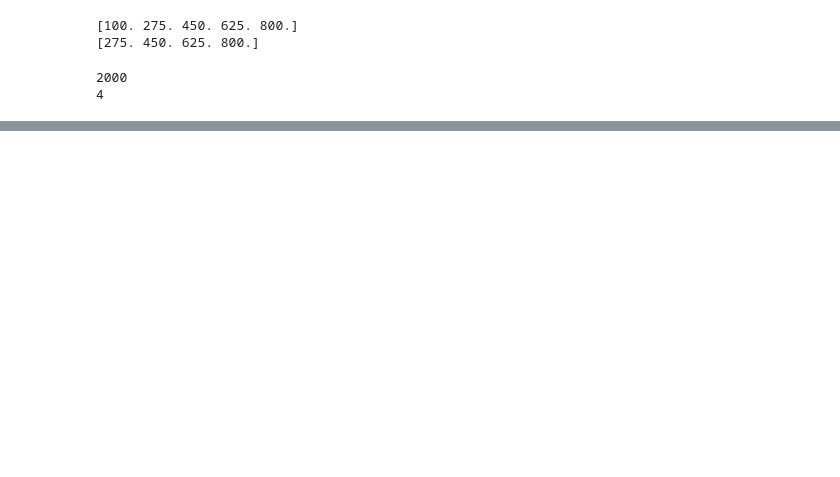
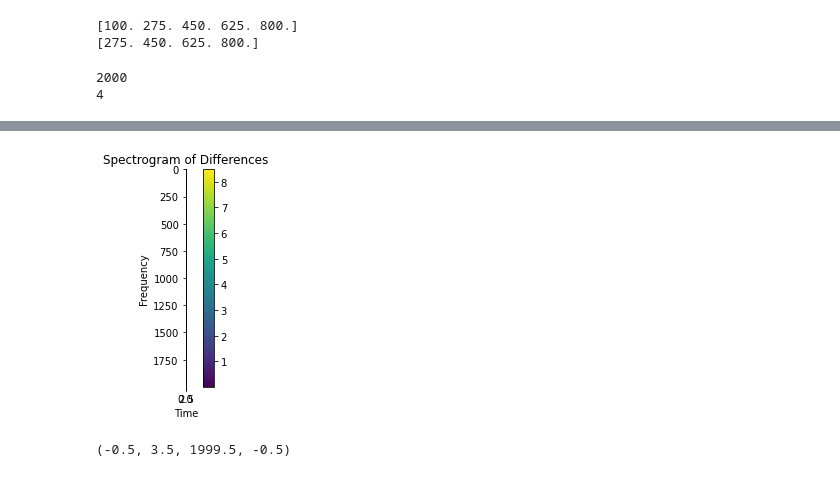
Before and after one commit to RoslynJessney/roslynmproject, a Jupyter notebook: ComplexTimeDifferencing.ipynb, the cells around one changed output, grey strips where cells are left out. Cells and saved outputs as stored; diff of their text form; code cells hidden in the pictures; blank space fills up the shorter version.

```diff
--- a/ComplexTimeDifferencing.ipynb
+++ b/ComplexTimeDifferencing.ipynb
@@ -187,0 +209,18 @@ plt.show()
+# %%
+#convention for plotting matrices is using 'upper' - think this is what the default was but 2000>>4 so
+#can't see properly
+numcols=4
+numrows=2000
+
+plt.imshow(np.array(fftshift(absdiffscols)), extent=(-0.5, numcols-0.5, numrows-0.5, -0.5))
+plt.colorbar()
+plt.ylabel('Frequency')
+plt.xlabel('Time')
+plt.title('Spectrogram of Differences')
+plt.show()
+# %% [output]
+[figure, added]
+# %%
+(-0.5, numcols-0.5, numrows-0.5, -0.5)
+# %% [output]
+(-0.5, 3.5, 1999.5, -0.5)
```
Also changed, not shown: parts of 7 cells of this notebook.
